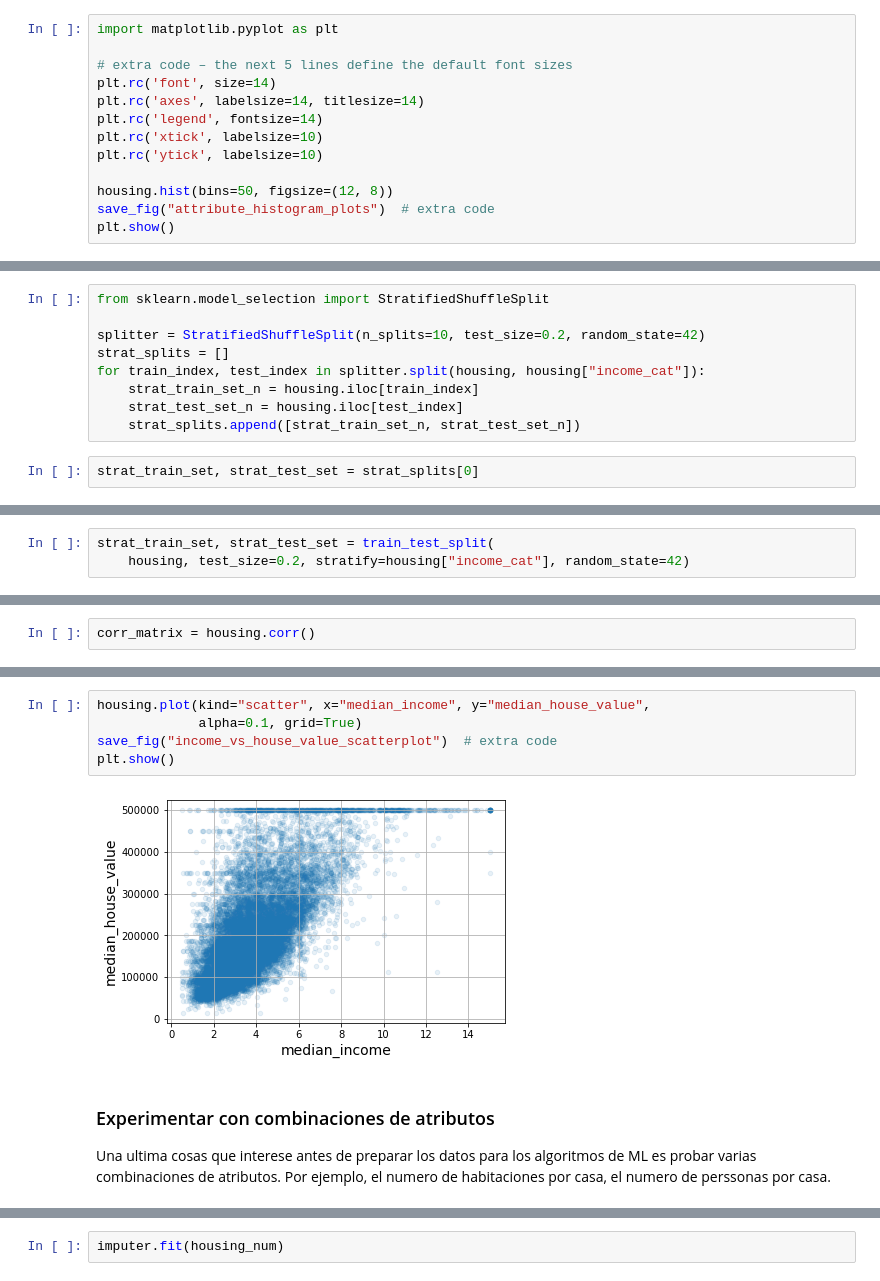
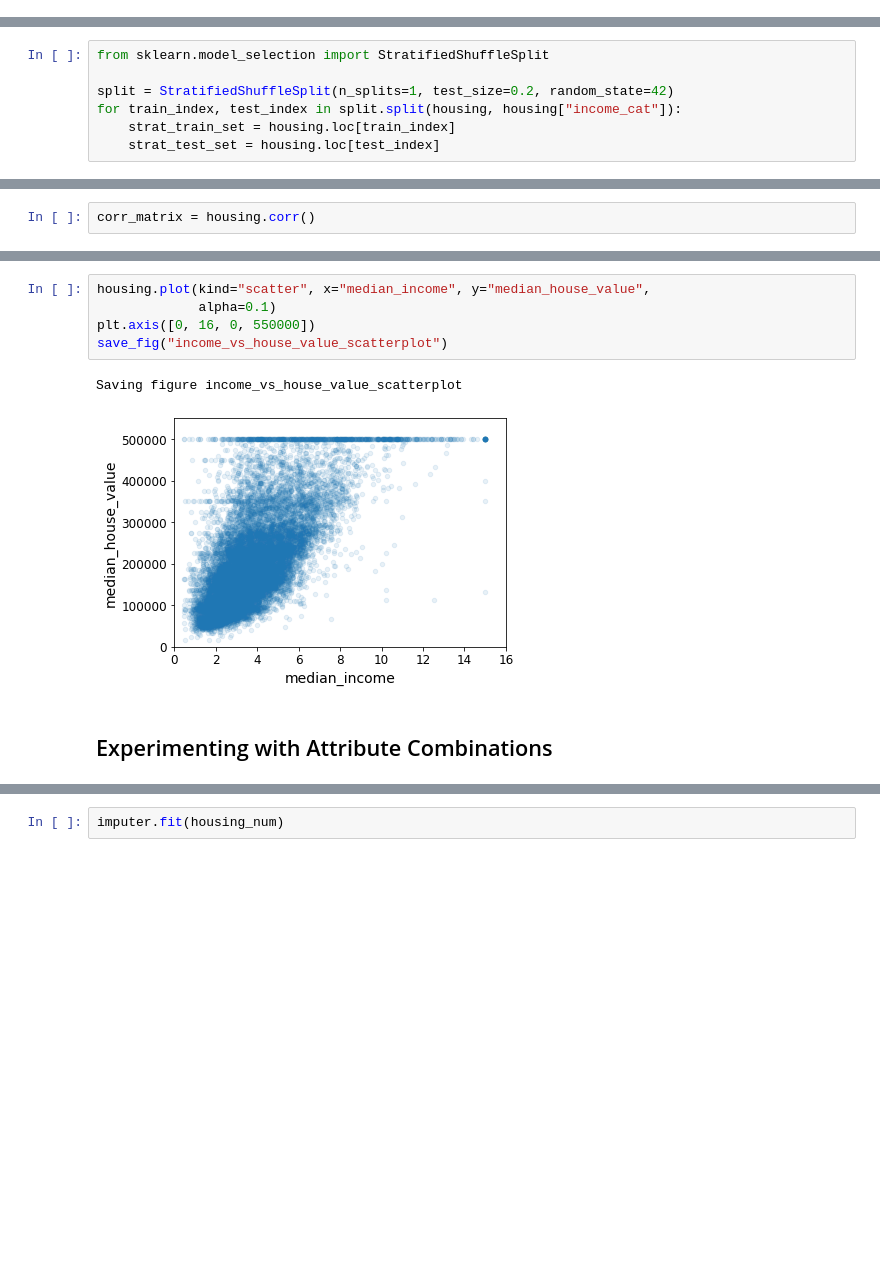
Before and after one commit to vifg2184/handson-ml3, a Jupyter notebook: capitulo_02/02_end_to_end_machine_learning_project.ipynb, the cells around one changed output, grey strips where cells are left out. Drawn from its saved outputs; the diff is of its cells as text; blank space fills up the shorter version.

```diff
--- a/capitulo_02/02_end_to_end_machine_learning_project.ipynb
+++ b/capitulo_02/02_end_to_end_machine_learning_project.ipynb
@@ -359,13 +134,0 @@ def save_fig(fig_id, tight_layout=True, fig_extension="png", resolution=300):
-# %%
-import matplotlib.pyplot as plt
-
-# extra code – the next 5 lines define the default font sizes
-plt.rc('font', size=14)
-plt.rc('axes', labelsize=14, titlesize=14)
-plt.rc('legend', fontsize=14)
-plt.rc('xtick', labelsize=10)
-plt.rc('ytick', labelsize=10)
-
-housing.hist(bins=50, figsize=(12, 8))
-save_fig("attribute_histogram_plots")  # extra code
-plt.show()
@@ -501,11 +241,7 @@ Ahora ya estas listo para hacer un muestro estratificado basado en la categoria
 # %%
 from sklearn.model_selection import StratifiedShuffleSplit
 
-splitter = StratifiedShuffleSplit(n_splits=10, test_size=0.2, random_state=42)
-strat_splits = []
-for train_index, test_index in splitter.split(housing, housing["income_cat"]):
-    strat_train_set_n = housing.iloc[train_index]
-    strat_test_set_n = housing.iloc[test_index]
-    strat_splits.append([strat_train_set_n, strat_test_set_n])
+split = StratifiedShuffleSplit(n_splits=1, test_size=0.2, random_state=42)
+for train_index, test_index in split.split(housing, housing["income_cat"]):
+    strat_train_set = housing.loc[train_index]
+    strat_test_set = housing.loc[test_index]
-# %%
-strat_train_set, strat_test_set = strat_splits[0]
@@ -514,6 +248,3 @@ Es mucho más corto obtener una sola división estratificada:
-# %%
-strat_train_set, strat_test_set = train_test_split(
-    housing, test_size=0.2, stratify=housing["income_cat"], random_state=42)
 # %%
 strat_test_set["income_cat"].value_counts() / len(strat_test_set)
 # %% [output]
@@ -677,12 +386,11 @@ Este grafico representa los ingresos medios frente a valor medio de las casas. T
 # %%
 housing.plot(kind="scatter", x="median_income", y="median_house_value",
-             alpha=0.1, grid=True)
-save_fig("income_vs_house_value_scatterplot")  # extra code
-plt.show()
+             alpha=0.1)
+plt.axis([0, 16, 0, 550000])
+save_fig("income_vs_house_value_scatterplot")
 # %% [output]
+Saving figure income_vs_house_value_scatterplot
-[figure, old version]
+[figure, new version]
-# %% [markdown]
-### Experimentar con combinaciones de atributos
-
-Una ultima cosas que interese antes de preparar los datos para los algoritmos de ML es probar varias combinaciones de atributos. Por ejemplo, el numero de habitaciones por casa, el numero de perssonas por casa.
+# %% [markdown]
+## Experimenting with Attribute Combinations
 # %%
```
Also changed, not shown: parts of 445 cells of this notebook, 1 other file.
